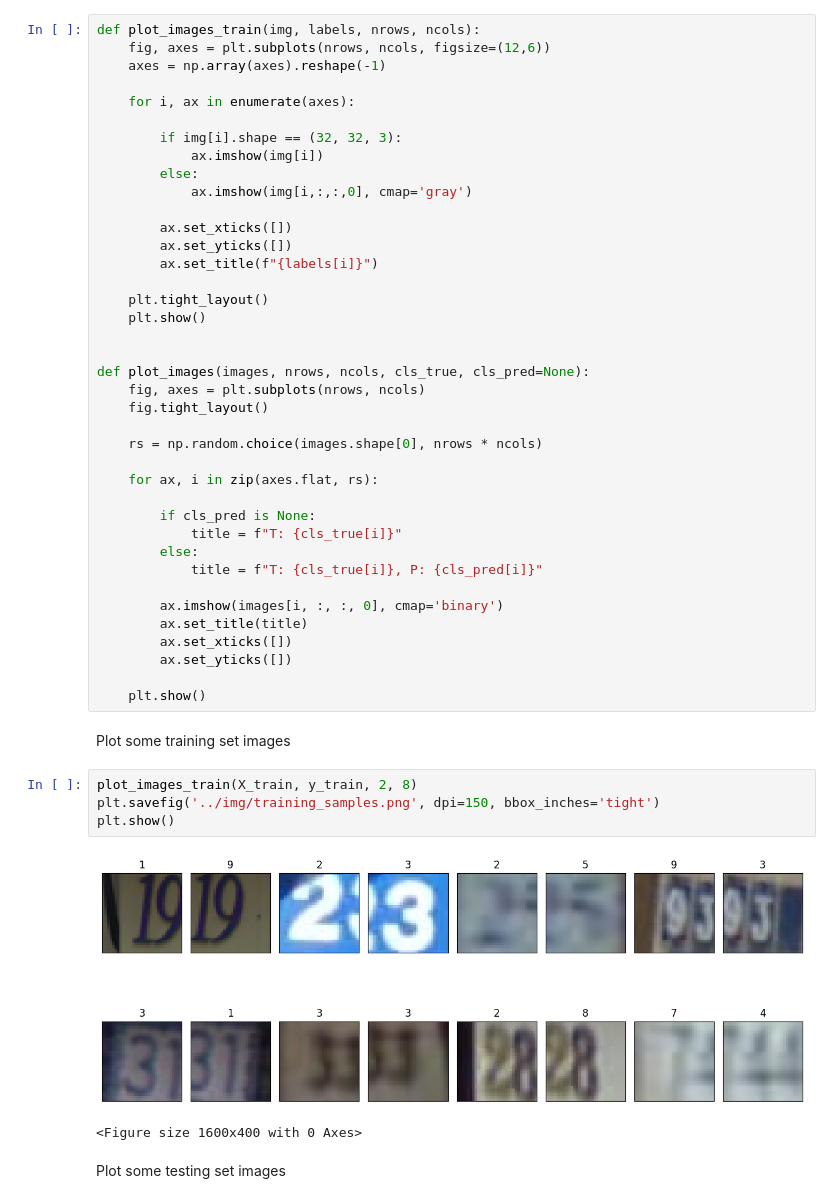
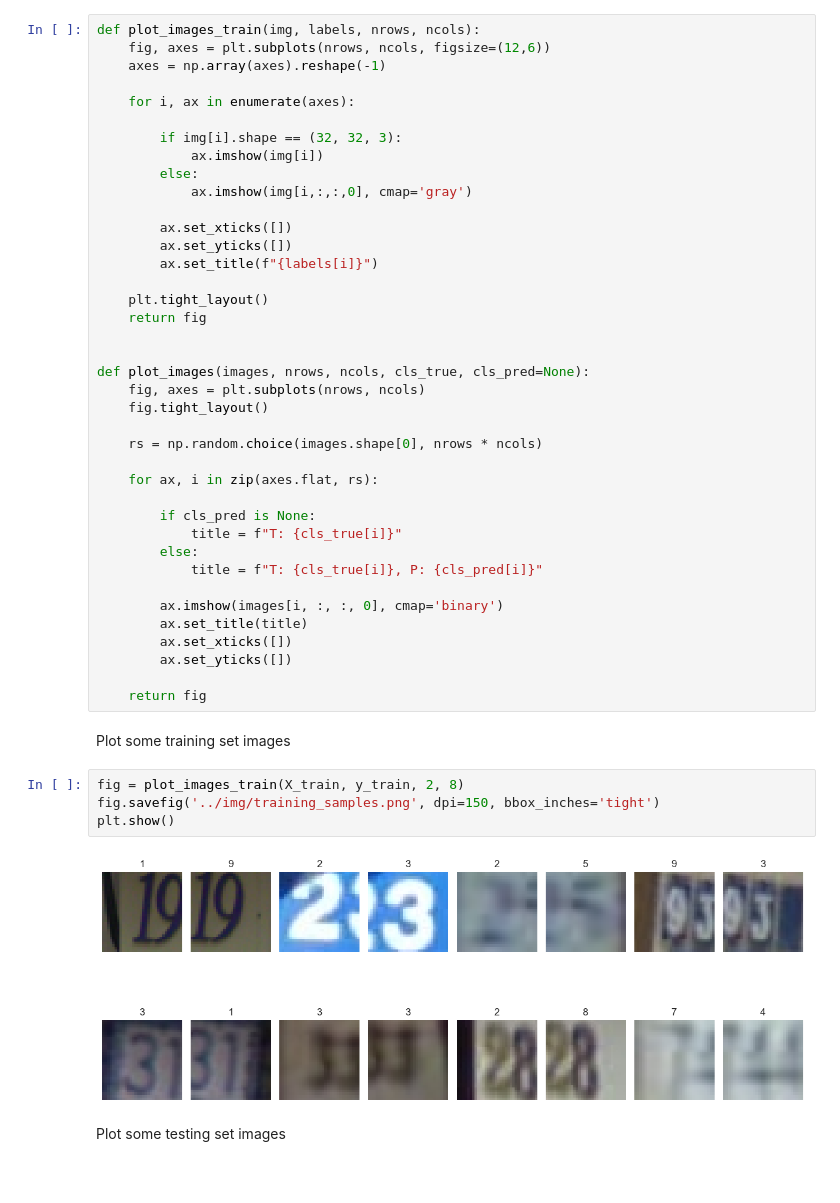
Before and after one commit to thecrack243/svhn_classification, a Jupyter notebook: notebooks/svhn.ipynb, the cells around one changed output. Saved outputs shown, nothing was run; the diff lists cells and outputs as text; blank space fills up the shorter version.

```diff
--- a/notebooks/svhn.ipynb
+++ b/notebooks/svhn.ipynb
@@ -160,7 +160,7 @@ def plot_images_train(img, labels, nrows, ncols):
         ax.set_title(f"{labels[i]}")
 
     plt.tight_layout()
-    plt.show()
+    return fig
 
 
 def plot_images(images, nrows, ncols, cls_true, cls_pred=None):
@@ -181,16 +181,15 @@ def plot_images(images, nrows, ncols, cls_true, cls_pred=None):
         ax.set_xticks([])
         ax.set_yticks([])
 
-    plt.show()
+    return fig
 # %% [markdown]
 Plot some training set images
 # %%
-plot_images_train(X_train, y_train, 2, 8)
-plt.savefig('../img/training_samples.png', dpi=150, bbox_inches='tight')
+fig = plot_images_train(X_train, y_train, 2, 8)
+fig.savefig('../img/training_samples.png', dpi=150, bbox_inches='tight')
 plt.show()
 # %% [output]
-[figure, old version]
+[figure, new version]
-<Figure size 1600x400 with 0 Axes>
 # %% [markdown]
 Plot some testing set images
 # %%
```
Also changed, not shown: parts of 11 cells of this notebook, 9 other files.
